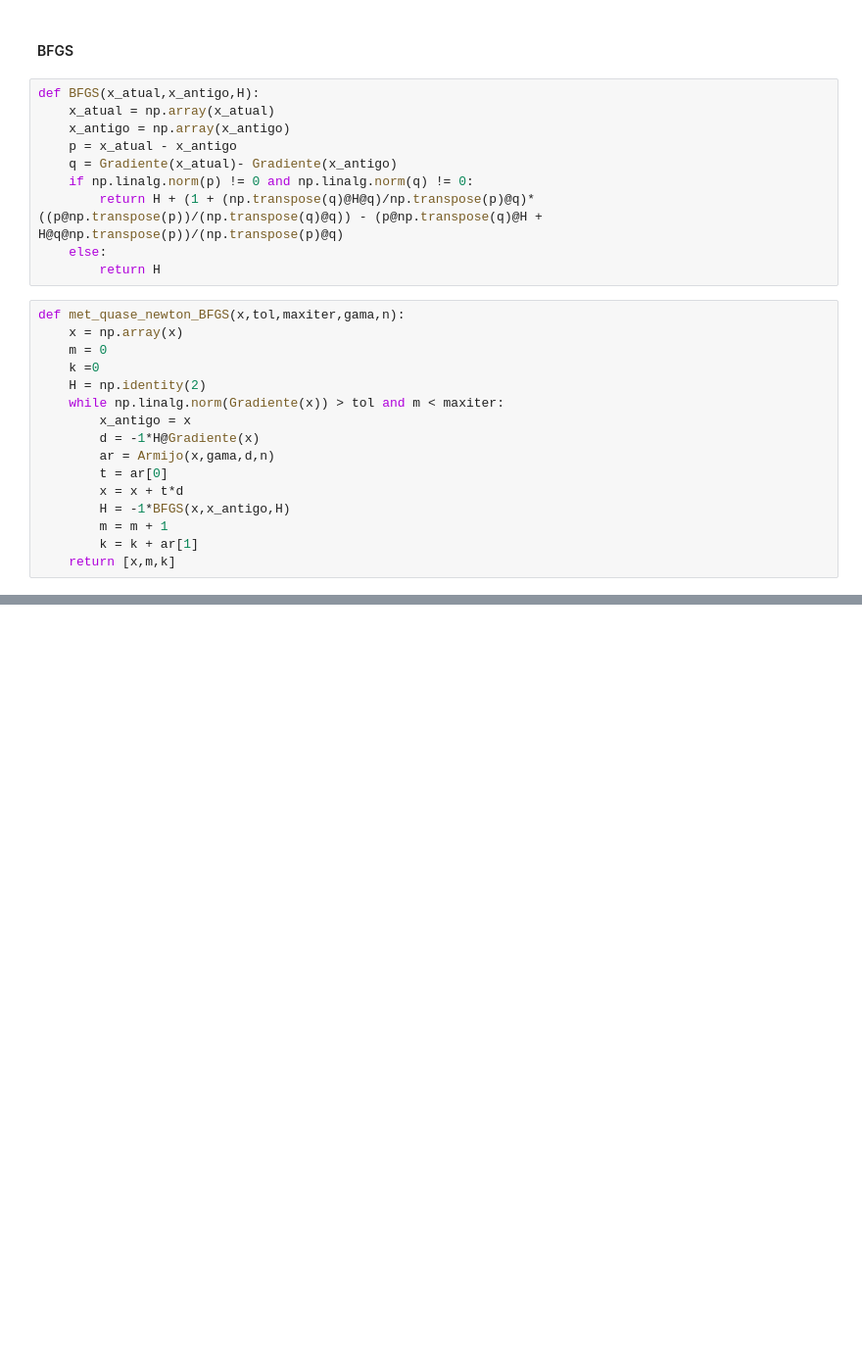
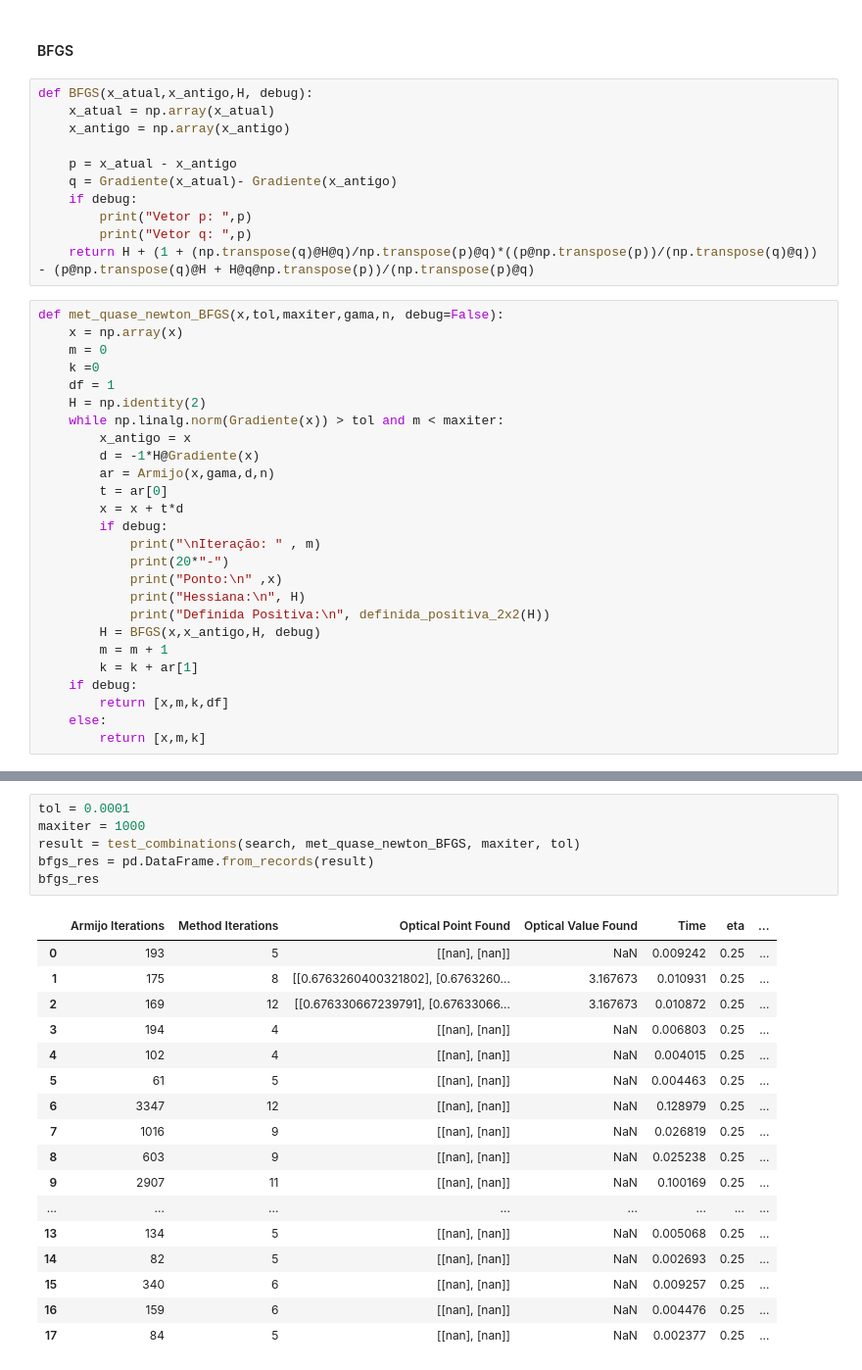
Before and after one commit to YasminForestti/Trabalho-pratico-OTM, a Jupyter notebook: trabalho.ipynb, the cells around one changed output, grey strips where cells are left out. Shown: that part at 98% size. Cells and saved outputs as stored; diff of their text form; blank space fills up the shorter version.

```diff
--- a/trabalho.ipynb
+++ b/trabalho.ipynb
@@ -164,20 +351,22 @@ met_quase_newton_DFP([[-1],[-1]],0.01,1000,0.8,0.25)
 # %% [markdown]
 #### BFGS
 # %%
-def BFGS(x_atual,x_antigo,H):
+def BFGS(x_atual,x_antigo,H, debug):
     x_atual = np.array(x_atual)
     x_antigo = np.array(x_antigo)
+
     p = x_atual - x_antigo
     q = Gradiente(x_atual)- Gradiente(x_antigo)
-    if np.linalg.norm(p) != 0 and np.linalg.norm(q) != 0:
-        return H + (1 + (np.transpose(q)@H@q)/np.transpose(p)@q)*((p@np.transpose(p))/(np.transpose(q)@q)) - (p@np.transpose(q)@H + H@q@np.transpose(p))/(np.transpose(p)@q)
-    else:
-        return H
+    if debug:
+        print("Vetor p: ",p)
+        print("Vetor q: ",p)
+    return H + (1 + (np.transpose(q)@H@q)/np.transpose(p)@q)*((p@np.transpose(p))/(np.transpose(q)@q)) - (p@np.transpose(q)@H + H@q@np.transpose(p))/(np.transpose(p)@q)
 # %%
-def met_quase_newton_BFGS(x,tol,maxiter,gama,n):
+def met_quase_newton_BFGS(x,tol,maxiter,gama,n, debug=False):
     x = np.array(x)
     m = 0
     k =0
+    df = 1
     H = np.identity(2)
     while np.linalg.norm(Gradiente(x)) > tol and m < maxiter:
         x_antigo = x
@@ -185,7 +374,16 @@ def met_quase_newton_BFGS(x,tol,maxiter,gama,n):
         ar = Armijo(x,gama,d,n)
         t = ar[0]
         x = x + t*d
-        H = -1*BFGS(x,x_antigo,H)
+        if debug:
+            print("\nIteração: " , m)
+            print(20*"-")
+            print("Ponto:\n" ,x)
+            print("Hessiana:\n", H)
+            print("Definida Positiva:\n", definida_positiva_2x2(H))
+        H = BFGS(x,x_antigo,H, debug)
         m = m + 1
         k = k + ar[1]
-    return [x,m,k]
+    if debug:
+        return [x,m,k,df]
+    else:
+        return [x,m,k]
@@ -205,0 +557,24 @@ met_quase_newton_BFGS([[-1],[-1]],0.01,1000,0.8,0.25)
+# %%
+tol = 0.0001
+maxiter = 1000
+result = test_combinations(search, met_quase_newton_BFGS, maxiter, tol)
+bfgs_res = pd.DataFrame.from_records(result)
+bfgs_res
+# %% [output]
+|  | Armijo Iterations | Method Iterations | Optical Point Found | Optical Value Found | Time | eta | ... |
+| 0 | 193 | 5 | [[nan], [nan]] | NaN | 0.009242 | 0.25 | ... |
+| 1 | 175 | 8 | [[0.6763260400321802], [0.6763260... | 3.167673 | 0.010931 | 0.25 | ... |
+| 2 | 169 | 12 | [[0.676330667239791], [0.67633066... | 3.167673 | 0.010872 | 0.25 | ... |
+| 3 | 194 | 4 | [[nan], [nan]] | NaN | 0.006803 | 0.25 | ... |
+| 4 | 102 | 4 | [[nan], [nan]] | NaN | 0.004015 | 0.25 | ... |
+| 5 | 61 | 5 | [[nan], [nan]] | NaN | 0.004463 | 0.25 | ... |
+| 6 | 3347 | 12 | [[nan], [nan]] | NaN | 0.128979 | 0.25 | ... |
+| 7 | 1016 | 9 | [[nan], [nan]] | NaN | 0.026819 | 0.25 | ... |
+| 8 | 603 | 9 | [[nan], [nan]] | NaN | 0.025238 | 0.25 | ... |
+| 9 | 2907 | 11 | [[nan], [nan]] | NaN | 0.100169 | 0.25 | ... |
+| ... | ... | ... | ... | ... | ... | ... | ... |
+| 13 | 134 | 5 | [[nan], [nan]] | NaN | 0.005068 | 0.25 | ... |
+| 14 | 82 | 5 | [[nan], [nan]] | NaN | 0.002693 | 0.25 | ... |
+| 15 | 340 | 6 | [[nan], [nan]] | NaN | 0.009257 | 0.25 | ... |
+| 16 | 159 | 6 | [[nan], [nan]] | NaN | 0.004476 | 0.25 | ... |
+| 17 | 84 | 5 | [[nan], [nan]] | NaN | 0.002377 | 0.25 | ... |
```
Also changed, not shown: parts of 42 cells of this notebook, 2 other files.
